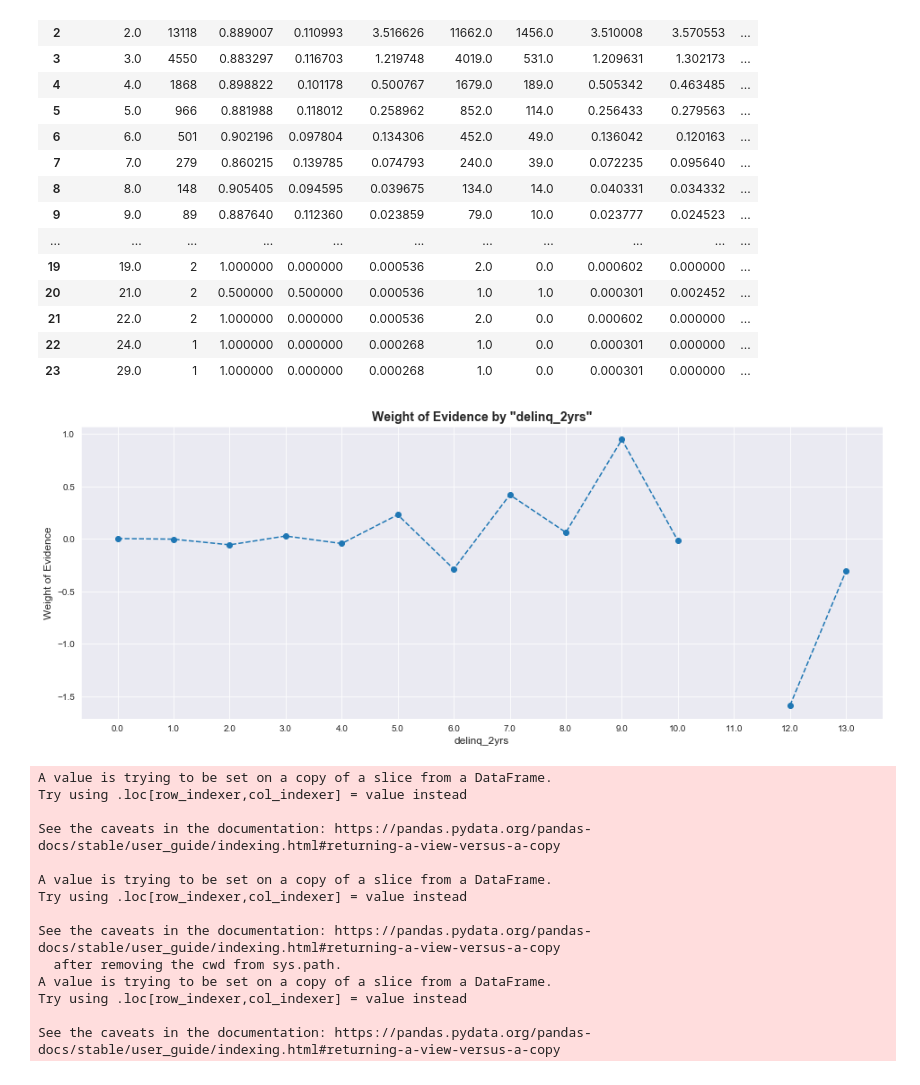
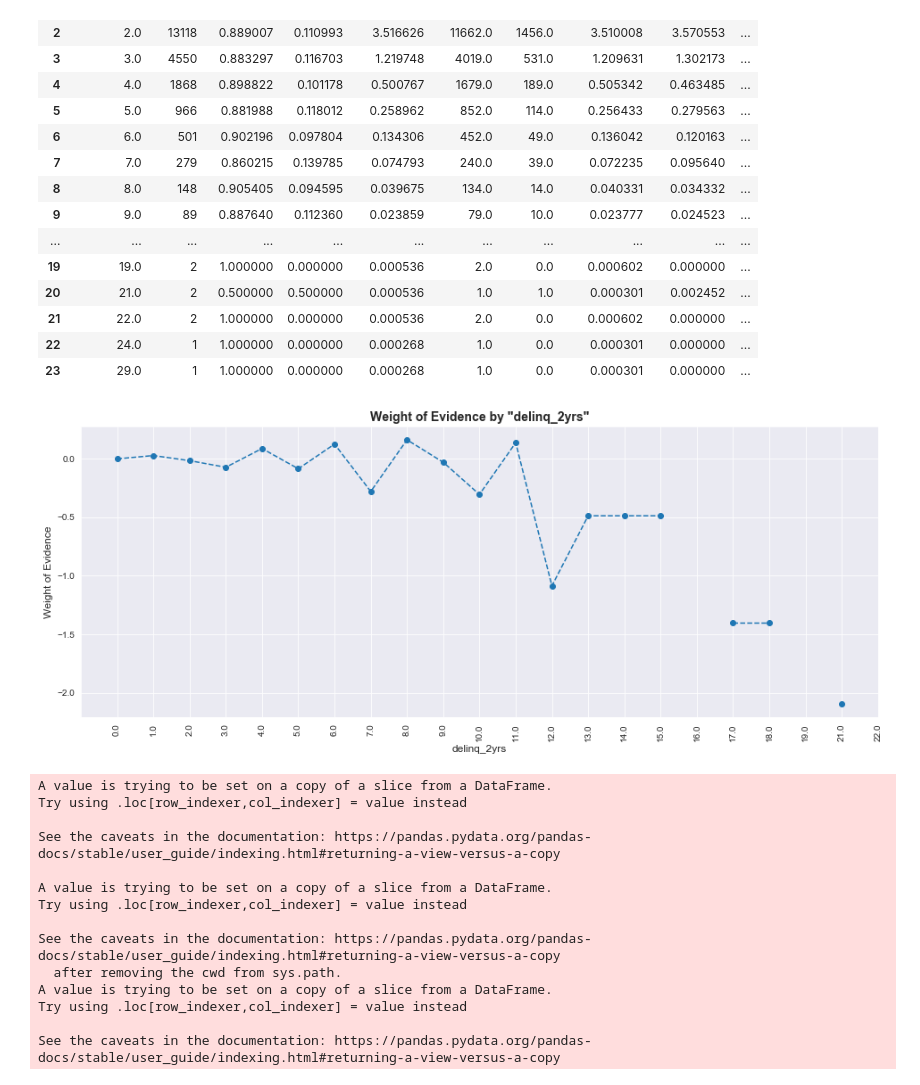
Before and after one commit to abdurrahmanshidiq/Credit_Risk_Modelling, a Jupyter notebook: 2_PD_Model_Preprocessing_Classing_WoE_IV.ipynb, the cells around one changed output. Saved outputs shown, nothing was run; the diff lists cells and outputs as text; code cells hidden in the pictures.

```diff
--- a/2_PD_Model_Preprocessing_Classing_WoE_IV.ipynb
+++ b/2_PD_Model_Preprocessing_Classing_WoE_IV.ipynb
@@ -1552,10 +1554,10 @@ df_Con_Woe_IV_delinq_2yrs
 | 21 | 22.0 | 2 | 1.000000 | 0.000000 | 0.000536 | 2.0 | 0.0 | 0.000602 | 0.000000 | ... |
 | 22 | 24.0 | 1 | 1.000000 | 0.000000 | 0.000268 | 1.0 | 0.0 | 0.000301 | 0.000000 | ... |
 | 23 | 29.0 | 1 | 1.000000 | 0.000000 | 0.000268 | 1.0 | 0.0 | 0.000301 | 0.000000 | ... |
-# %%
-plot_by_woe(df_delinq_2yrs)
-# %% [output]
-[figure, removed]
+# %%
+plot_by_woe(df_Con_Woe_IV_delinq_2yrs,90)
+# %% [output]
+[figure, added]
 # %%
 # Categories: 0
 df_inputs_prepr['delinq_2yrs:0'] = np.where((df_inputs_prepr['delinq_2yrs'] == 0), 1, 0)
```
Also changed, not shown: parts of 44 cells of this notebook.
